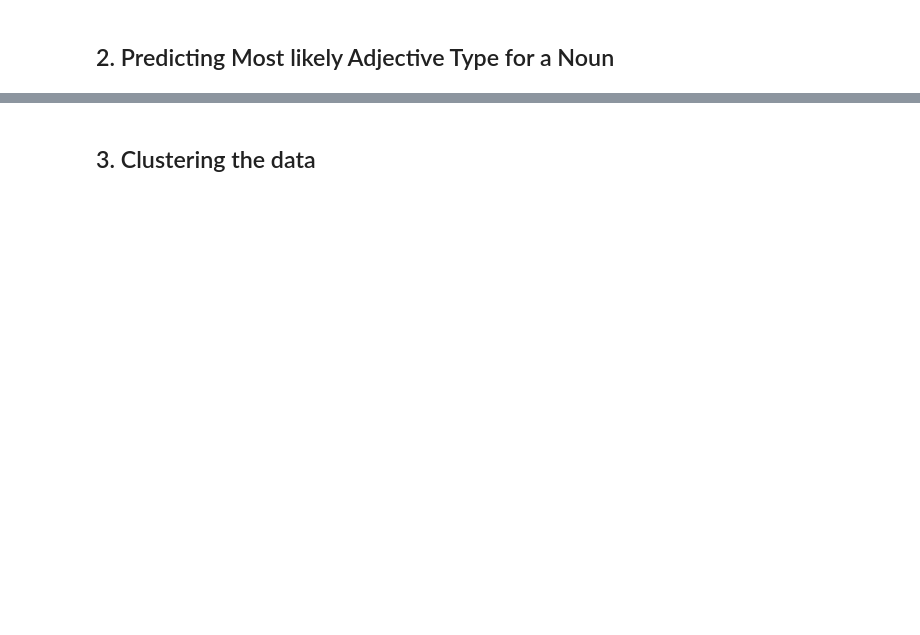
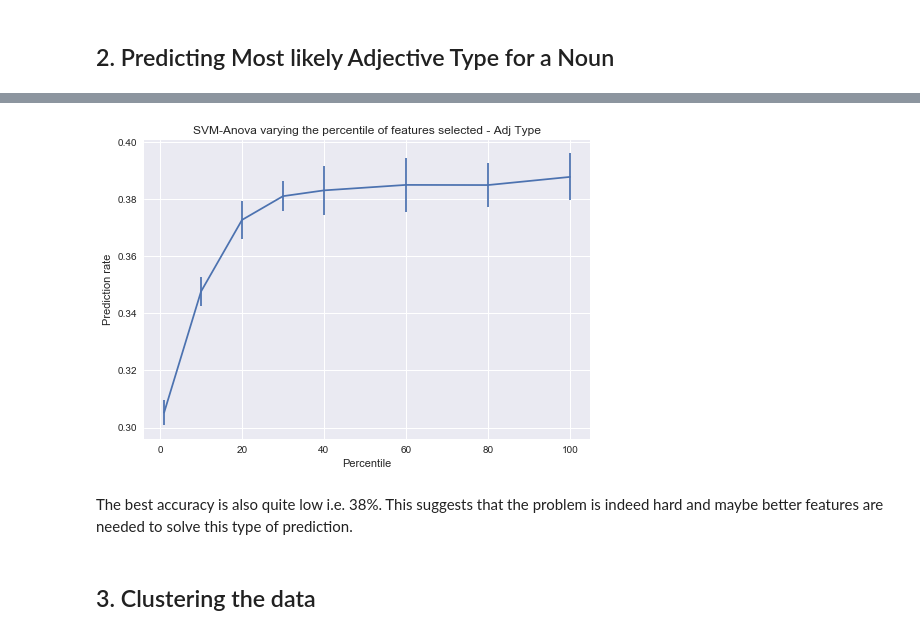
Before and after one commit to sidsvash26/Analyzing_Nouns, a Jupyter notebook: Project4_Noun_Analysis.ipynb, the cells around one changed output, grey strips where cells are left out. Saved outputs shown, nothing was run; the diff lists cells and outputs as text; code cells hidden in the pictures; blank space fills up the shorter version.

Commit message:
all classifications done

```diff
--- a/Project4_Noun_Analysis.ipynb
+++ b/Project4_Noun_Analysis.ipynb
@@ -239,0 +274,5 @@ noun_df[['Noun', 'Adj_Max']].sample(10)
+# %%
+X_adj = df_numeric.drop(const_feat_names + adj_types, axis=1)
+y_adj = noun_df.Adj_Max_codes
+print(X_adj.shape)
+print(y_adj.shape)
@@ -239,0 +282,12 @@ noun_df[['Noun', 'Adj_Max']].sample(10)
+# %%
+# Select top 40 percentile features:
+selector = SelectKBest(f_classif, k=80)
+selector.fit(X_adj, y_adj)
+
+# Get idxs of columns to keep
+idxs_selected = selector.get_support(indices=True)
+
+# Create new dataframe with only desired columns, or overwrite existing
+X_adj_new = X_adj[X_adj.columns[idxs_selected]]
+
+print(X_adj_new.shape)
@@ -239,0 +368,17 @@ noun_df[['Noun', 'Adj_Max']].sample(10)
+# %%
+transform = feature_selection.SelectPercentile(feature_selection.f_classif)
+
+clf = Pipeline([('scaler', StandardScaler()), ('var_thresh', VarianceThreshold()),
+                ('anova', transform), ('svc', svm.SVC(C=10.0, kernel='rbf'))])
+# #############################################################################
+# Plot the cross-validation score as a function of percentile of features
+score_means = list()
+score_stds = list()
+percentiles = (1, 10, 20, 30, 40, 60, 80, 100)
+for percentile in percentiles:
+    clf.set_params(anova__percentile=percentile)
+    # Compute cross-validation score using 1 CPU
+    this_scores = cross_val_score(clf, X_adj, y_adj, cv=5, n_jobs=1)
+    print("Mean Accuracy at {} percentile of features selection: {}".format(percentile, this_scores.mean()))
+    score_means.append(this_scores.mean())
+    score_stds.append(this_scores.std())
@@ -240,3 +394,14 @@ noun_df[['Noun', 'Adj_Max']].sample(10)
+# %%
+plt.errorbar(percentiles, score_means, np.array(score_stds))
+plt.title('SVM-Anova varying the percentile of features selected - Adj Type')
+plt.xlabel('Percentile')
+plt.ylabel('Prediction rate')
+plt.axis('tight')
+plt.show()
+# %% [output]
+[figure, added]
+# %% [markdown]
+The best accuracy is also quite low i.e. 38%. This suggests that the problem is indeed hard and maybe better features are needed to solve this type of prediction.
 # %% [markdown]
 ## 3. Clustering the data
 # %%
```
Also changed, not shown: parts of 21 cells of this notebook.
